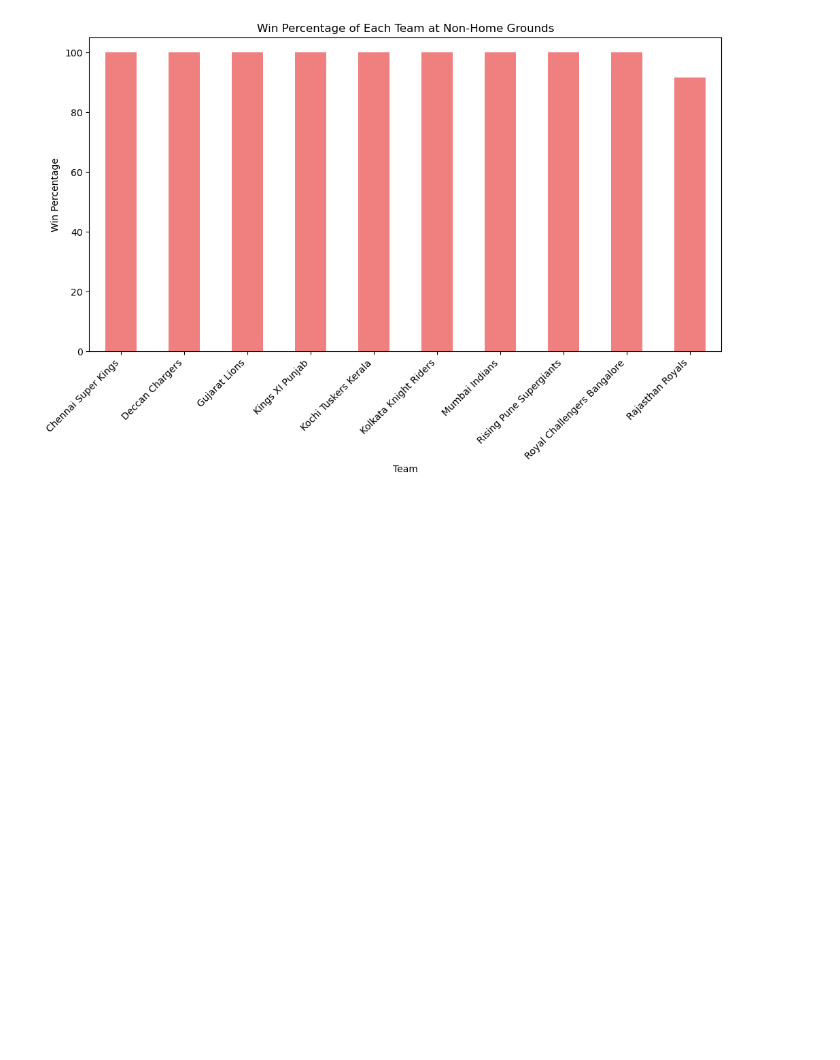
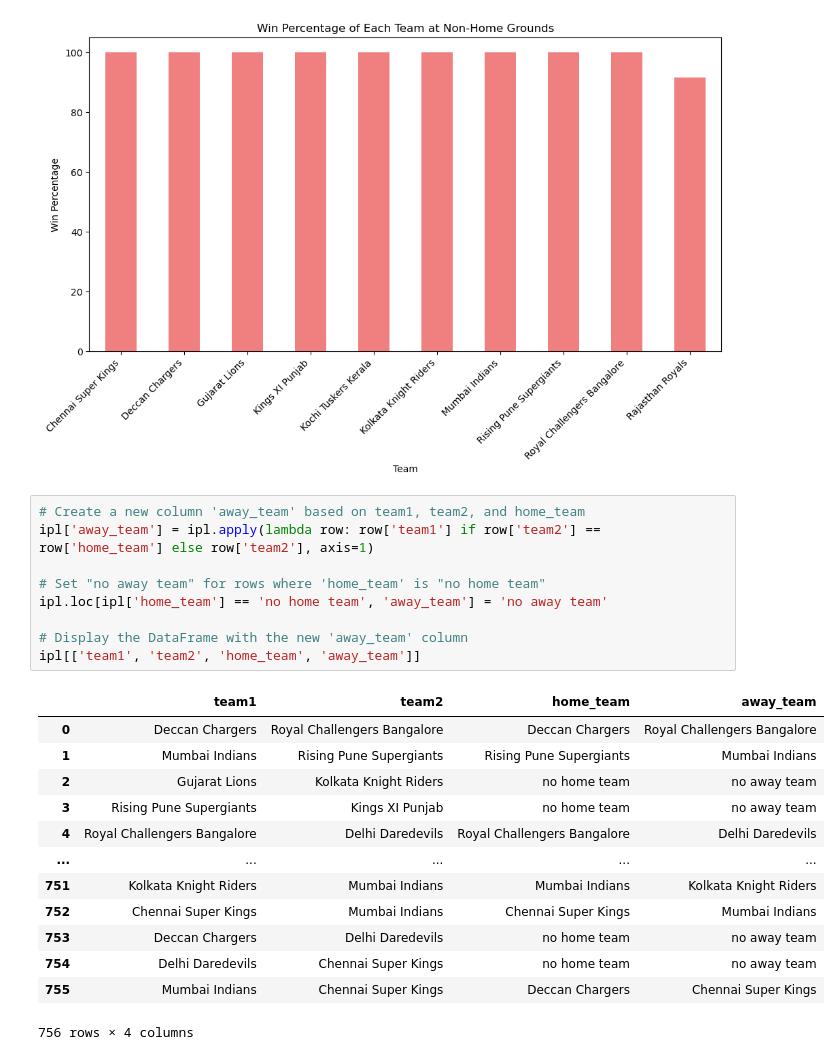
Before and after one commit to Spap123/DIG-Classes, a Jupyter notebook: 25th Feb Batch/Class_24.09.2023_IPL_Project.ipynb, the cells around one changed output. Cells and saved outputs as stored; diff of their text form; blank space fills up the shorter version.

```diff
--- a/25th Feb Batch/Class_24.09.2023_IPL_Project.ipynb
+++ b/25th Feb Batch/Class_24.09.2023_IPL_Project.ipynb
@@ -447,3 +447,26 @@ Try using .loc[row_indexer,col_indexer] = value instead
 See the caveats in the documentation: https://pandas.pydata.org/pandas-docs/stable/user_guide/indexing.html#returning-a-view-versus-a-copy
   non_home_matches['is_away_team'] = ~(non_home_matches['team1'] == non_home_matches['home_team']) & ~(non_home_matches['team2'] == non_home_matches['home_team'])
 [figure]
+# %%
+# Create a new column 'away_team' based on team1, team2, and home_team
+ipl['away_team'] = ipl.apply(lambda row: row['team1'] if row['team2'] == row['home_team'] else row['team2'], axis=1)
+
+# Set "no away team" for rows where 'home_team' is "no home team"
+ipl.loc[ipl['home_team'] == 'no home team', 'away_team'] = 'no away team'
+
+# Display the DataFrame with the new 'away_team' column
+ipl[['team1', 'team2', 'home_team', 'away_team']]
+# %% [output]
+|  | team1 | team2 | home_team | away_team |
+| 0 | Deccan Chargers | Royal Challengers Bangalore | Deccan Chargers | Royal Challengers Bangalore |
+| 1 | Mumbai Indians | Rising Pune Supergiants | Rising Pune Supergiants | Mumbai Indians |
+| 2 | Gujarat Lions | Kolkata Knight Riders | no home team | no away team |
+| 3 | Rising Pune Supergiants | Kings XI Punjab | no home team | no away team |
+| 4 | Royal Challengers Bangalore | Delhi Daredevils | Royal Challengers Bangalore | Delhi Daredevils |
+| ... | ... | ... | ... | ... |
+| 751 | Kolkata Knight Riders | Mumbai Indians | Mumbai Indians | Kolkata Knight Riders |
+| 752 | Chennai Super Kings | Mumbai Indians | Chennai Super Kings | Mumbai Indians |
+| 753 | Deccan Chargers | Delhi Daredevils | no home team | no away team |
+| 754 | Delhi Daredevils | Chennai Super Kings | no home team | no away team |
+| 755 | Mumbai Indians | Chennai Super Kings | Deccan Chargers | Chennai Super Kings |
+756 rows × 4 columns
```
Also changed, not shown: parts of 2 cells of this notebook.
